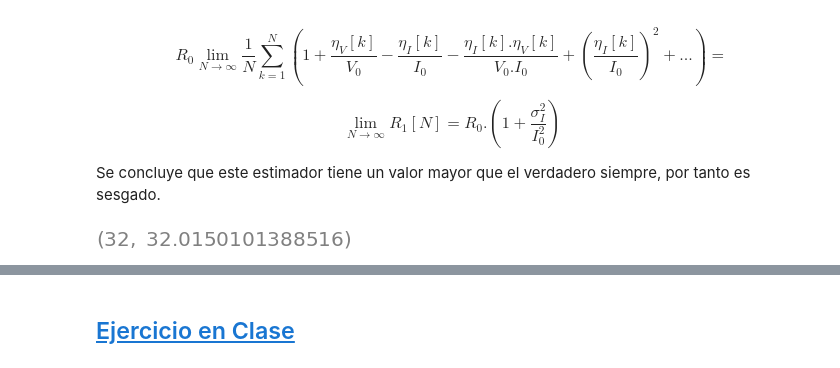
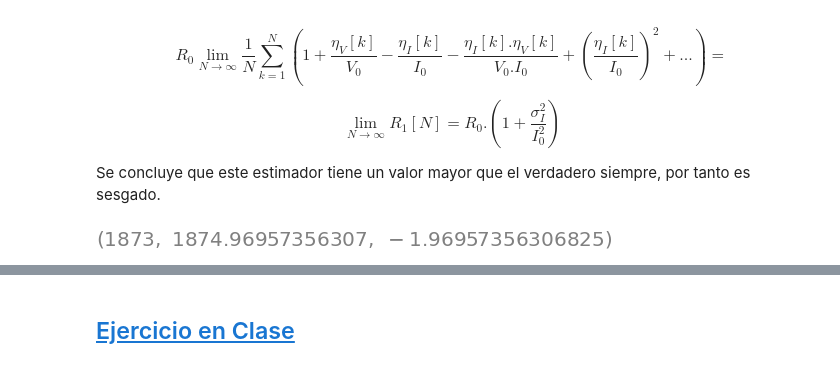
Before and after one commit to jairocuellar/System_identification, a Jupyter notebook: class_03_02.ipynb, the cells around one changed output, grey strips where cells are left out. Drawn from its saved outputs; the diff is of its cells as text; code cells hidden in the pictures.

```diff
--- a/class_03_02.ipynb
+++ b/class_03_02.ipynb
@@ -104,11 +104,14 @@ Observemos que esta estimación en la medida que N tiene a infinito, es la que s
 # N muestras de corriente calculadas dividiendo cada muestra de voltaje en Rv
 # y luego contaminadas con ruido blanco
 
-Rv = random.randrange(10,50);
+Rv = random.randrange(1000,5000);
 N = 80000
-Vi = np.linspace(10,100,N) + np.random.normal(0,0.02,size=N)
+Vi = np.linspace(10,100,N) + np.random.normal(0,0.2,size=N)
+
+r=1/Rv
+
 #Ii = (Vi/Rv) + np.random.normal(size=Vi.shape)
-Ii = (Vi/Rv) + np.random.normal(0,0.02,size=Vi.shape)
+Ii = (Vi/Rv) + np.random.normal(0,r,size=Vi.shape)
 data =pd.DataFrame(data = {'Vi':Vi,'Ii':Ii})
 
 sns.scatterplot(data,x = 'Ii',y = 'Vi')
@@ -189,12 +194,12 @@ Se concluye que este estimador tiene un valor mayor que el verdadero siempre, po
 # %%
 # ESTIMACIÓN SIMPLE
 def est1(data):
     return np.average( data['Vi'] / data['Ii'] )
 
 R1 = est1(data)
-Rv, R1
+Rv, R1, Rv-R1
 # %% [output]
-[figure, old version]
+[figure, new version]
 # %%
 # Determminar los errores para concluir que el menor debe ser el de la estimacion R2 o debe ser el valor más aproximado al real
 e3 = Rv - R3
```
Also changed, not shown: parts of 8 cells of this notebook, 7 other files.
